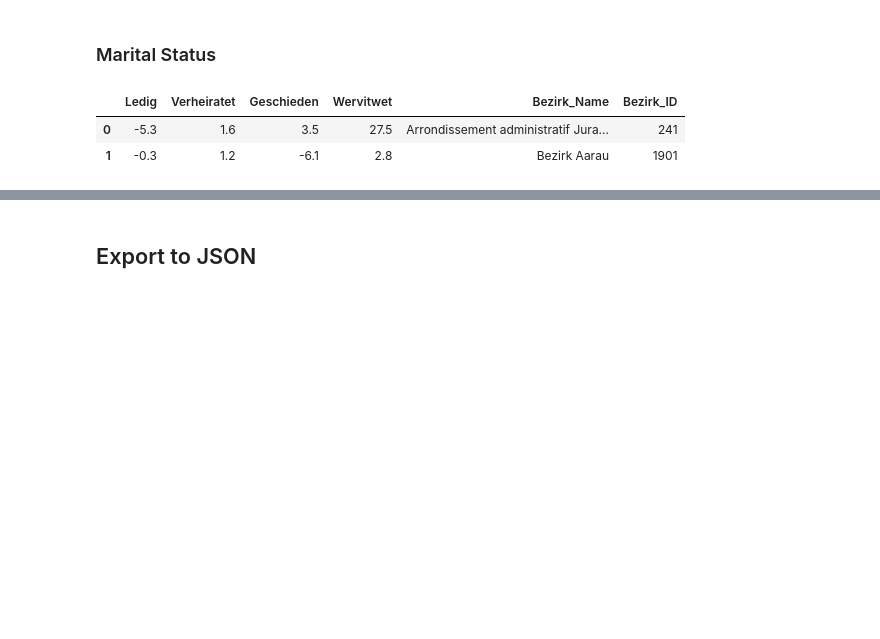
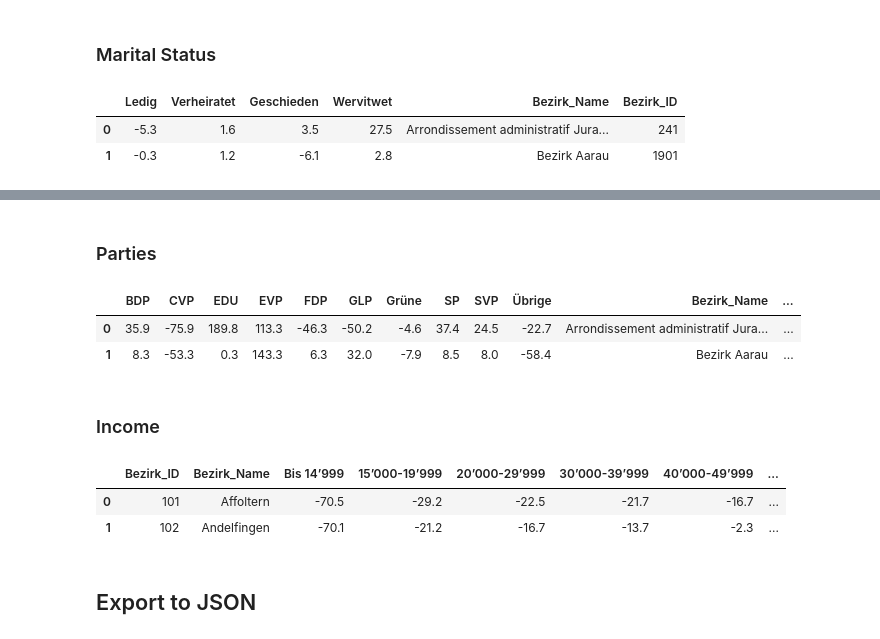
Before and after one commit to simon-pinkmartini/studio-projects, a Jupyter notebook: code/People-like-me/Json-Bez.ipynb, the cells around one changed output, grey strips where cells are left out. Cells and saved outputs as stored; diff of their text form; code cells hidden in the pictures; blank space fills up the shorter version.

```diff
--- a/code/People-like-me/Json-Bez.ipynb
+++ b/code/People-like-me/Json-Bez.ipynb
@@ -74,0 +92,10 @@ for this_id in data.keys():
+# %% [markdown]
+### Parties
+# %%
+df_ziv = pd.read_csv('StructuredData/bez-Parteien.csv')
+# %%
+df_ziv.head(2)
+# %% [output]
+|  | BDP | CVP | EDU | EVP | FDP | GLP | Grüne | SP | SVP | Übrige | Bezirk_Name | ... |
+| 0 | 35.9 | -75.9 | 189.8 | 113.3 | -46.3 | -50.2 | -4.6 | 37.4 | 24.5 | -22.7 | Arrondissement administratif Jura... | ... |
+| 1 | 8.3 | -53.3 | 0.3 | 143.3 | 6.3 | 32.0 | -7.9 | 8.5 | 8.0 | -58.4 | Bezirk Aarau | ... |
@@ -74,0 +108,2 @@ for this_id in data.keys():
+# %% [markdown]
+### Income
@@ -74,0 +112,6 @@ for this_id in data.keys():
+# %%
+df_ein.head(2)
+# %% [output]
+|  | Bezirk_ID | Bezirk_Name | Bis 14’999 | 15’000-19’999 | 20’000-29’999 | 30’000-39’999 | 40’000-49’999 | ... |
+| 0 | 101 | Affoltern | -70.5 | -29.2 | -22.5 | -21.7 | -16.7 | ... |
+| 1 | 102 | Andelfingen | -70.1 | -21.2 | -16.7 | -13.7 | -2.3 | ... |
```
Also changed, not shown: parts of 8 cells of this notebook, 50 other files.
